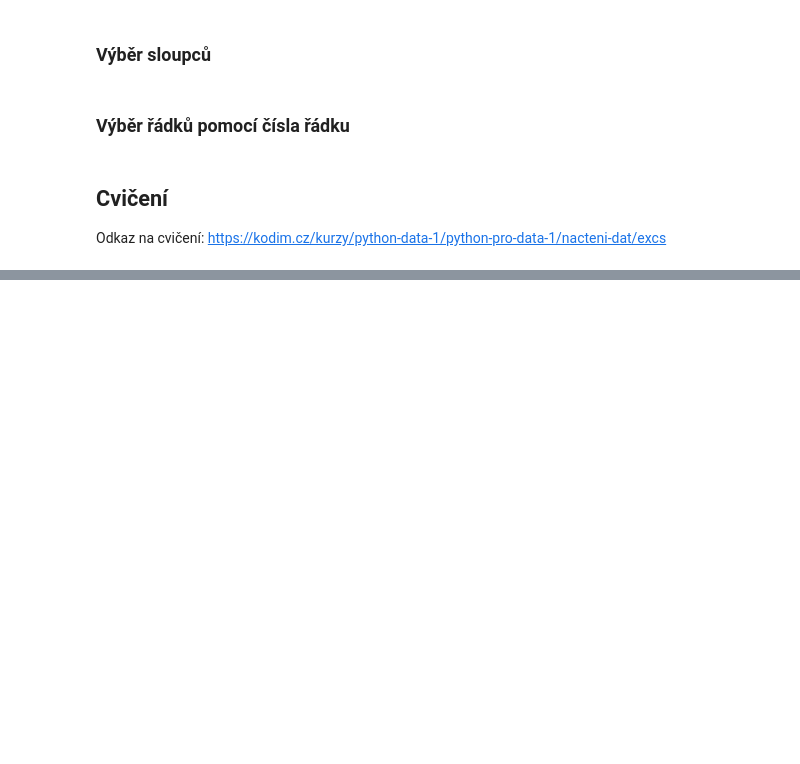
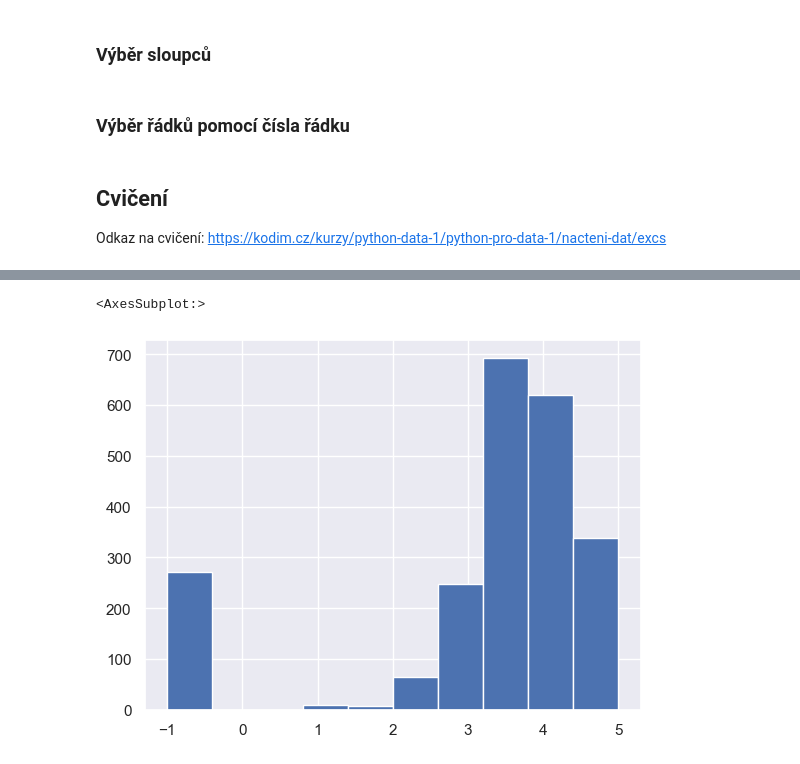
Before and after one commit to mcvincekova/python1_2023, a Jupyter notebook: python_1/seminar8/notebooks/2-pandas-nacteni-dat.ipynb, the cells around one changed output, grey strips where cells are left out. Saved outputs shown, nothing was run; the diff lists cells and outputs as text; code cells hidden in the pictures; blank space fills up the shorter version.

```diff
--- a/python_1/seminar8/notebooks/2-pandas-nacteni-dat.ipynb
+++ b/python_1/seminar8/notebooks/2-pandas-nacteni-dat.ipynb
@@ -52,0 +128,5 @@ jobs
+# %%
+jobs["Rating"].hist()
+# %% [output]
+<AxesSubplot:>
+[figure, added]
```
Also changed, not shown: parts of 8 cells of this notebook.
